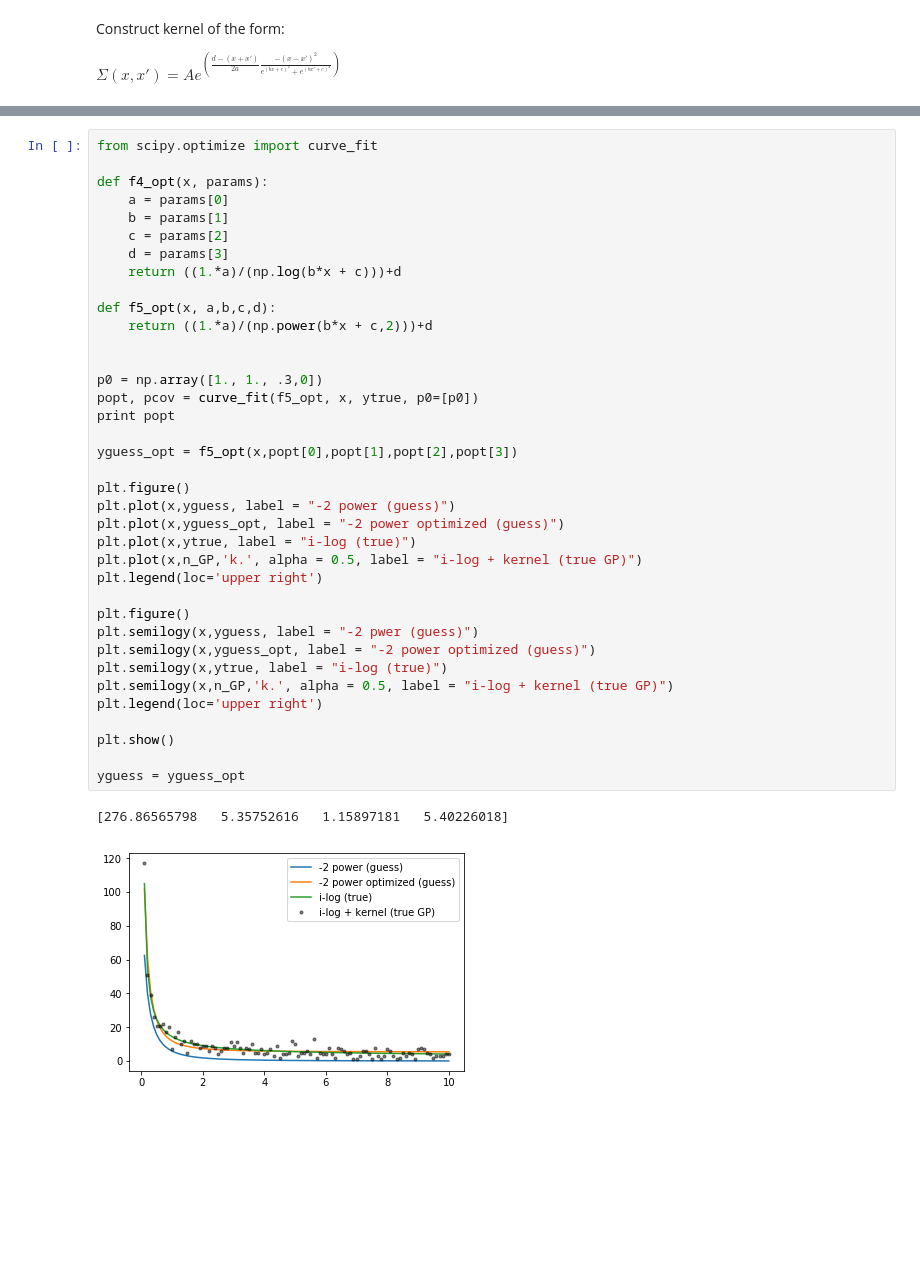
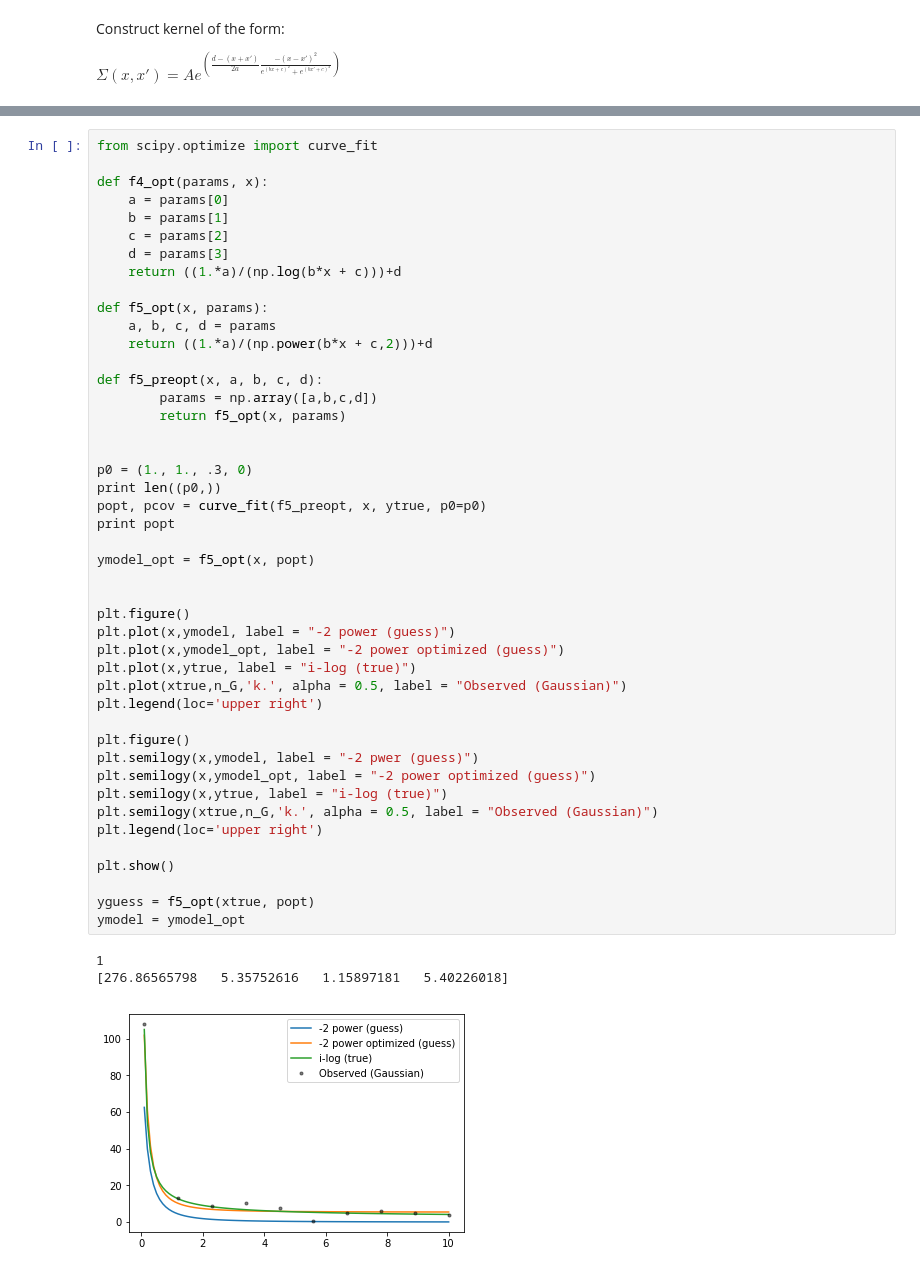
Before and after one commit to ChrisIck/Poisson-GPs, a Jupyter notebook: Minimization Test.ipynb, the cells around one changed output, grey strips where cells are left out. Cells and saved outputs as stored; diff of their text form; blank space fills up the shorter version.

```diff
--- a/Minimization Test.ipynb
+++ b/Minimization Test.ipynb
@@ -143,40 +175,49 @@ plt.show()
 # %%
 from scipy.optimize import curve_fit
 
-def f4_opt(x, params):
+def f4_opt(params, x):
     a = params[0]
     b = params[1]
     c = params[2]
     d = params[3]
     return ((1.*a)/(np.log(b*x + c)))+d
 
-def f5_opt(x, a,b,c,d):
+def f5_opt(x, params):
+    a, b, c, d = params
     return ((1.*a)/(np.power(b*x + c,2)))+d
 
+def f5_preopt(x, a, b, c, d):
+        params = np.array([a,b,c,d])
+        return f5_opt(x, params)
 
-p0 = np.array([1., 1., .3,0])
-popt, pcov = curve_fit(f5_opt, x, ytrue, p0=[p0])
+
+p0 = (1., 1., .3, 0)
+print len((p0,))
+popt, pcov = curve_fit(f5_preopt, x, ytrue, p0=p0)
 print popt
 
-yguess_opt = f5_opt(x,popt[0],popt[1],popt[2],popt[3])
+ymodel_opt = f5_opt(x, popt)
+
 
 plt.figure()
-plt.plot(x,yguess, label = "-2 power (guess)")
-plt.plot(x,yguess_opt, label = "-2 power optimized (guess)")
+plt.plot(x,ymodel, label = "-2 power (guess)")
+plt.plot(x,ymodel_opt, label = "-2 power optimized (guess)")
 plt.plot(x,ytrue, label = "i-log (true)")
-plt.plot(x,n_GP,'k.', alpha = 0.5, label = "i-log + kernel (true GP)")
+plt.plot(xtrue,n_G,'k.', alpha = 0.5, label = "Observed (Gaussian)")
 plt.legend(loc='upper right')
 
 plt.figure()
-plt.semilogy(x,yguess, label = "-2 pwer (guess)")
-plt.semilogy(x,yguess_opt, label = "-2 power optimized (guess)")
+plt.semilogy(x,ymodel, label = "-2 pwer (guess)")
+plt.semilogy(x,ymodel_opt, label = "-2 power optimized (guess)")
 plt.semilogy(x,ytrue, label = "i-log (true)")
-plt.semilogy(x,n_GP,'k.', alpha = 0.5, label = "i-log + kernel (true GP)")
+plt.semilogy(xtrue,n_G,'k.', alpha = 0.5, label = "Observed (Gaussian)")
 plt.legend(loc='upper right')
 
 plt.show()
 
-yguess = yguess_opt
+yguess = f5_opt(xtrue, popt)
+ymodel = ymodel_opt
 # %% [output]
+1
 [276.86565798   5.35752616   1.15897181   5.40226018]
-[figure, old version]
+[figure, new version]
```
Also changed, not shown: parts of 21 cells of this notebook.
